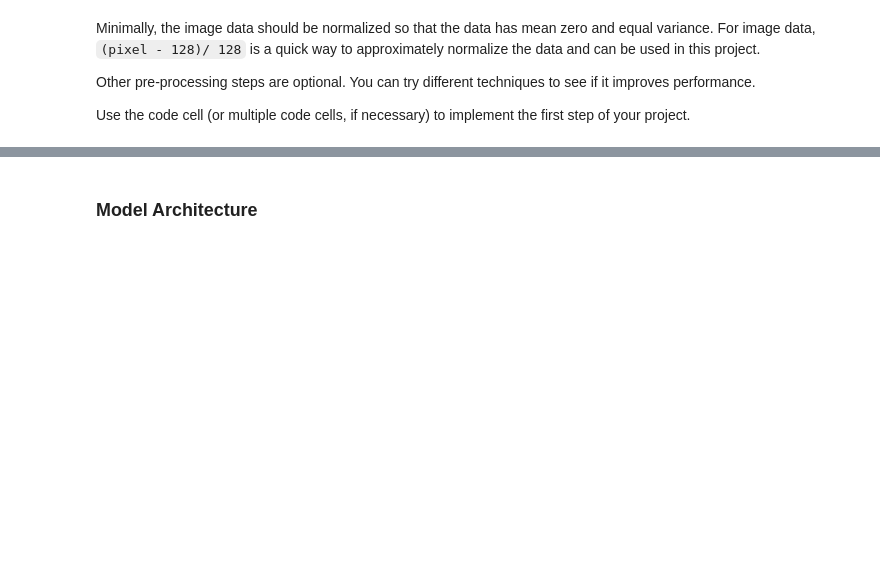
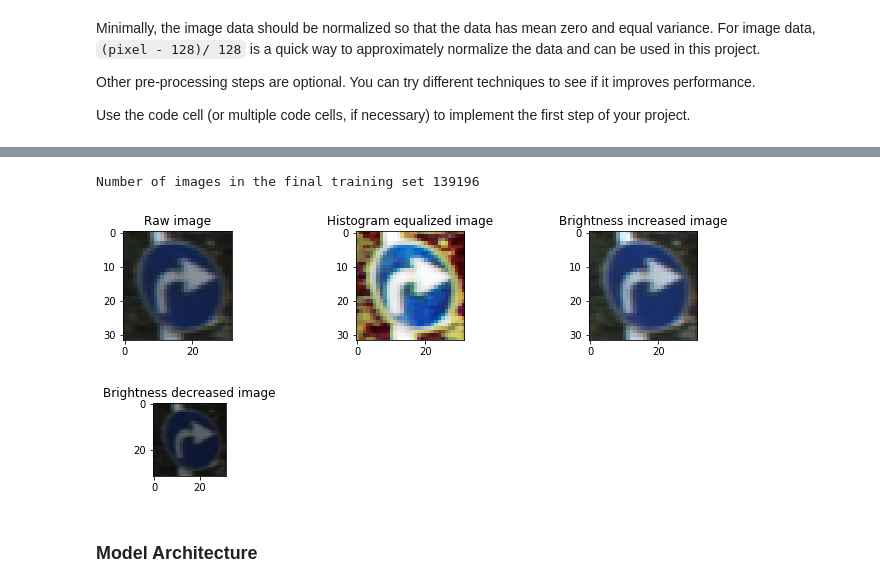
Before and after one commit to sahanagn/CarND-Traffic-Sign-Classifier-Project, a Jupyter notebook: Traffic_Sign_Classifier.ipynb, the cells around one changed output, grey strips where cells are left out. Saved outputs shown, nothing was run; the diff lists cells and outputs as text; code cells hidden in the pictures; blank space fills up the shorter version.

```diff
--- a/Traffic_Sign_Classifier.ipynb
+++ b/Traffic_Sign_Classifier.ipynb
@@ -248,3 +207,52 @@ print(n_train)
+# %%
+#img = X_train[0]
+#img = equalize(img)
+
+#help(np.vstack)
+X_train_processed = []
+y_train_processed = []
+
+# Select some image to print the transformed and augmented images
+selected_img_to_print = 5;
+
+for i in range(n_train):
+    img = X_train[i]
+    if i==selected_img_to_print:
+        orig_image = img
+    X_train_processed.append(img)
+    y_train_processed.append(y_train[i])
+
+for i in range(n_train):
+    img = equalize(X_train[i])
+    if i==selected_img_to_print:
+        equalized_image = img
+    X_train_processed.append(img)
+    y_train_processed.append(y_train[i])
+
+for i in range(n_train):
+    img = augment_brightness_camera_images(X_train[i], 1.2)
+    if i==selected_img_to_print:
+        more_brightness_img = img
+    X_train_processed.append(img)
+    y_train_processed.append(y_train[i])
+
+for i in range(n_train):
+    img = augment_brightness_camera_images(X_train[i], 0.5)
+    if i==selected_img_to_print:
+        less_brightness_img = img
+    X_train_processed.append(img)
+    y_train_processed.append(y_train[i])
+
+
+print("Number of images in the final training set", len(X_train_processed))
+#print(len(y_train_processed))
+# %% [output]
+Number of images in the final training set 139196
+# %%
+show_images(orig_image, equalized_image, more_brightness_img, less_brightness_img)
+# %% [output]
+[figure, added]
+[figure, added]
 # %% [markdown]
 ### Model Architecture
 # %%
```
Also changed, not shown: parts of 9 cells of this notebook, 2 other files.
